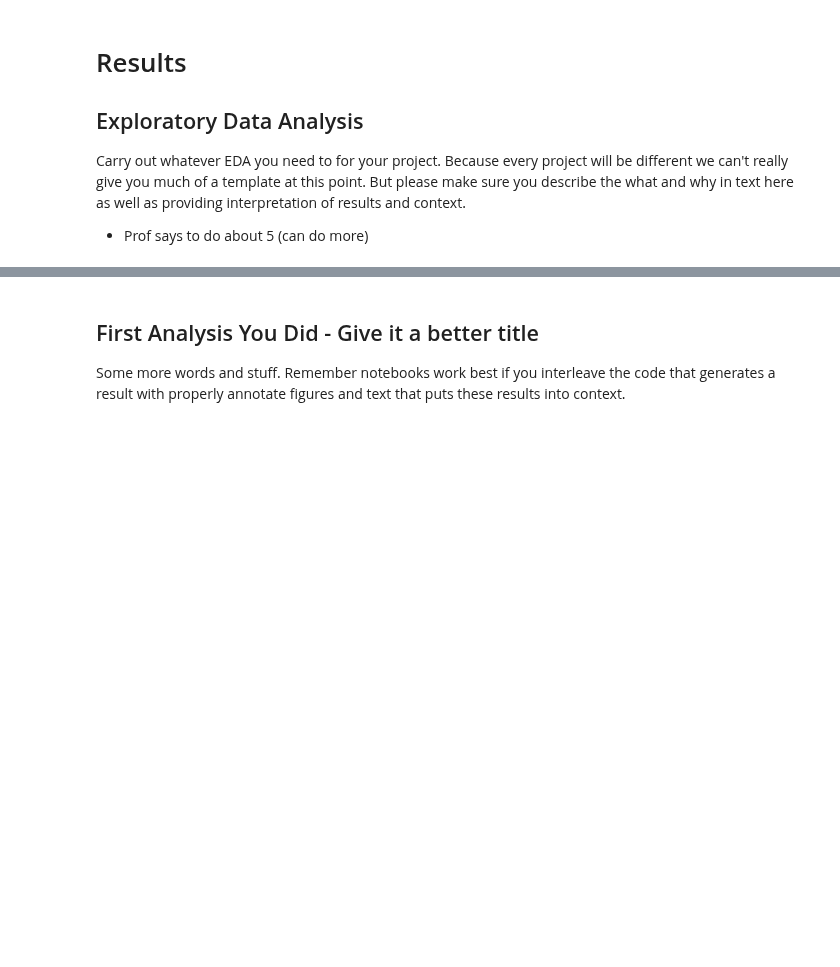
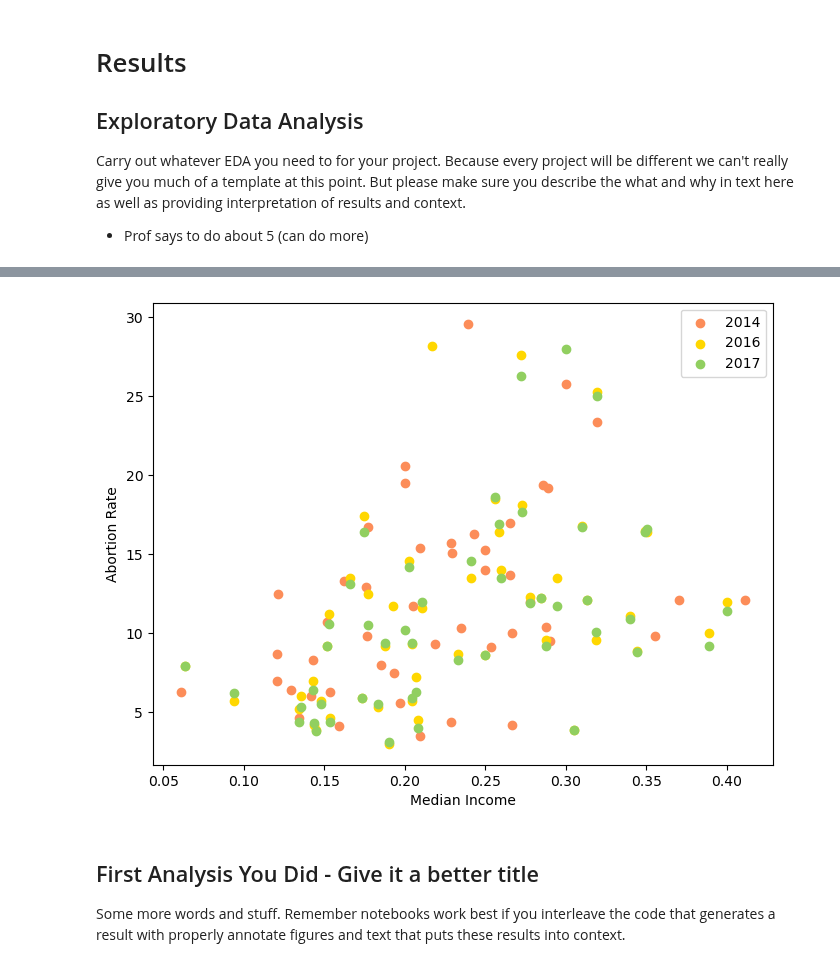
Before and after one commit to COGS108/Group070_WI24, a Jupyter notebook: FinalProject_Group070_WI24.ipynb, the cells around one changed output, grey strips where cells are left out. Cells and saved outputs as stored; diff of their text form; code cells hidden in the pictures; blank space fills up the shorter version.

```diff
--- a/FinalProject_Group070_WI24.ipynb
+++ b/FinalProject_Group070_WI24.ipynb
@@ -505,3 +541,18 @@ Carry out whatever EDA you need to for your project.  Because every project will
+# %%
+plt.figure(figsize=(8, 6))
+
+# Plot OBGYN Rate and Abortion Rate
+plt.scatter(df['Ratio of Women in Gov 2014'], df["Rate 2014"], color='#fc8d59', label='2014')
+plt.scatter(df['Ratio of Women in Gov 2016'], df["Rate 2016"], color='gold', label='2016')
+plt.scatter(df['Ratio of Women in Gov 2017'], df["Rate 2017"], color='#91cf60', label='2017')
+plt.xlabel('Median Income')
+plt.ylabel('Abortion Rate')
+plt.legend()
+plt.show()
+
+# Not quite linear
+# %% [output]
+[figure, added]
 # %% [markdown]
 ## First Analysis You Did - Give it a better title
 
```
Also changed, not shown: parts of 4 cells of this notebook.
